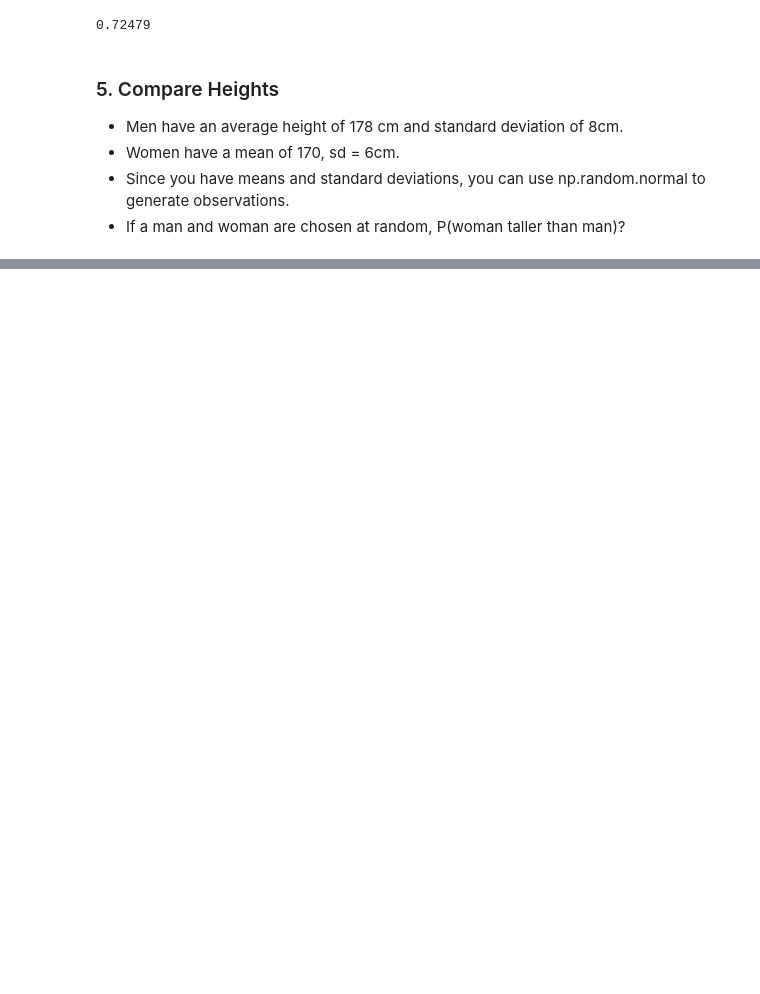
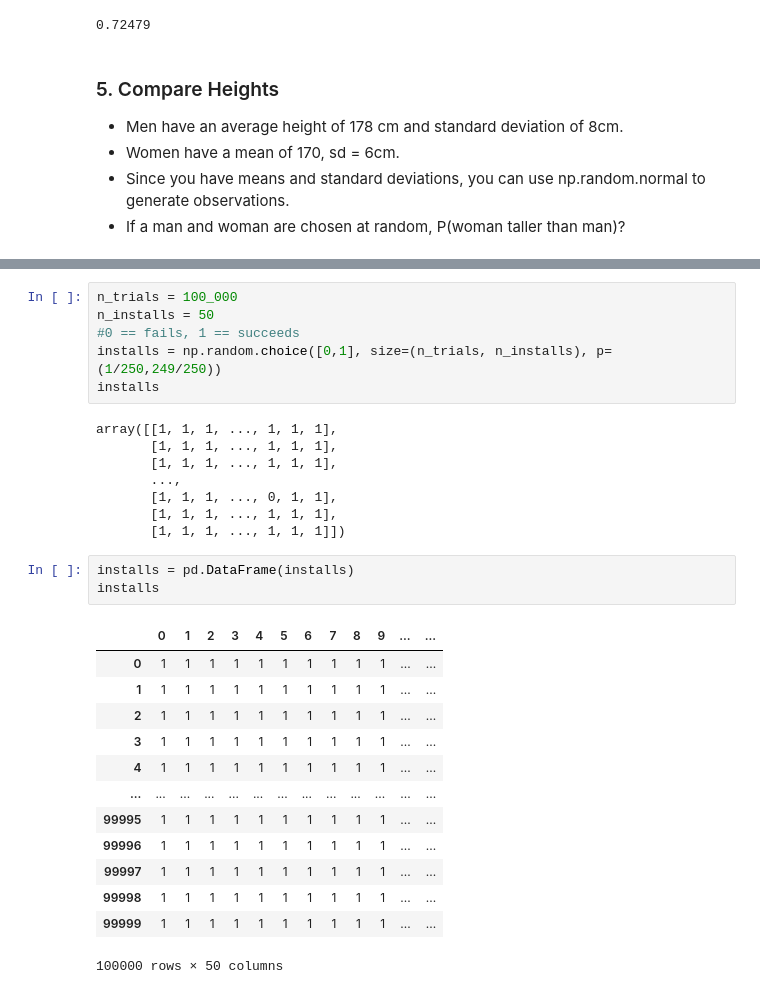
Before and after one commit to brianclements03/statistics-exercises, a Jupyter notebook: simulation.ipynb, the cells around one changed output, grey strips where cells are left out. Drawn from its saved outputs; the diff is of its cells as text; blank space fills up the shorter version.

```diff
--- a/simulation.ipynb
+++ b/simulation.ipynb
@@ -199,0 +252,31 @@ array([[2.31498356, 3.80299243, 4.04693461, 1.31504636, 4.83958929],
+# %%
+n_trials = 100_000
+n_installs = 50
+#0 == fails, 1 == succeeds
+installs = np.random.choice([0,1], size=(n_trials, n_installs), p=(1/250,249/250))
+installs
+# %% [output]
+array([[1, 1, 1, ..., 1, 1, 1],
+       [1, 1, 1, ..., 1, 1, 1],
+       [1, 1, 1, ..., 1, 1, 1],
+       ...,
+       [1, 1, 1, ..., 0, 1, 1],
+       [1, 1, 1, ..., 1, 1, 1],
+       [1, 1, 1, ..., 1, 1, 1]])
+# %%
+installs = pd.DataFrame(installs)
+installs
+# %% [output]
+|  | 0 | 1 | 2 | 3 | 4 | 5 | 6 | 7 | 8 | 9 | ... | ... |
+| 0 | 1 | 1 | 1 | 1 | 1 | 1 | 1 | 1 | 1 | 1 | ... | ... |
+| 1 | 1 | 1 | 1 | 1 | 1 | 1 | 1 | 1 | 1 | 1 | ... | ... |
+| 2 | 1 | 1 | 1 | 1 | 1 | 1 | 1 | 1 | 1 | 1 | ... | ... |
+| 3 | 1 | 1 | 1 | 1 | 1 | 1 | 1 | 1 | 1 | 1 | ... | ... |
+| 4 | 1 | 1 | 1 | 1 | 1 | 1 | 1 | 1 | 1 | 1 | ... | ... |
+| ... | ... | ... | ... | ... | ... | ... | ... | ... | ... | ... | ... | ... |
+| 99995 | 1 | 1 | 1 | 1 | 1 | 1 | 1 | 1 | 1 | 1 | ... | ... |
+| 99996 | 1 | 1 | 1 | 1 | 1 | 1 | 1 | 1 | 1 | 1 | ... | ... |
+| 99997 | 1 | 1 | 1 | 1 | 1 | 1 | 1 | 1 | 1 | 1 | ... | ... |
+| 99998 | 1 | 1 | 1 | 1 | 1 | 1 | 1 | 1 | 1 | 1 | ... | ... |
+| 99999 | 1 | 1 | 1 | 1 | 1 | 1 | 1 | 1 | 1 | 1 | ... | ... |
+100000 rows × 50 columns
```
Also changed, not shown: parts of 38 cells of this notebook.
